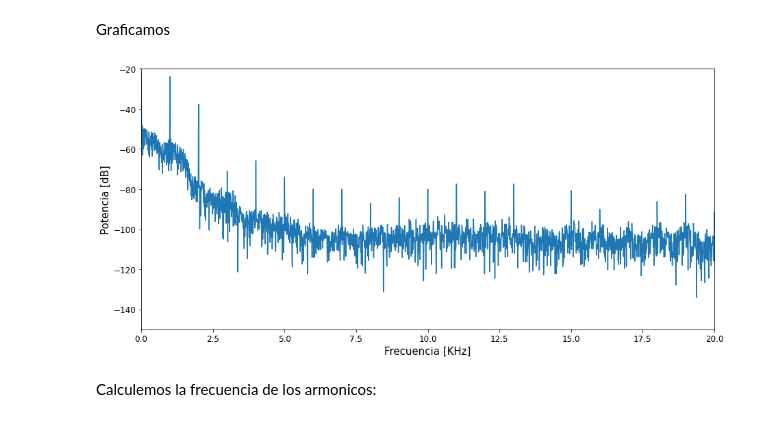
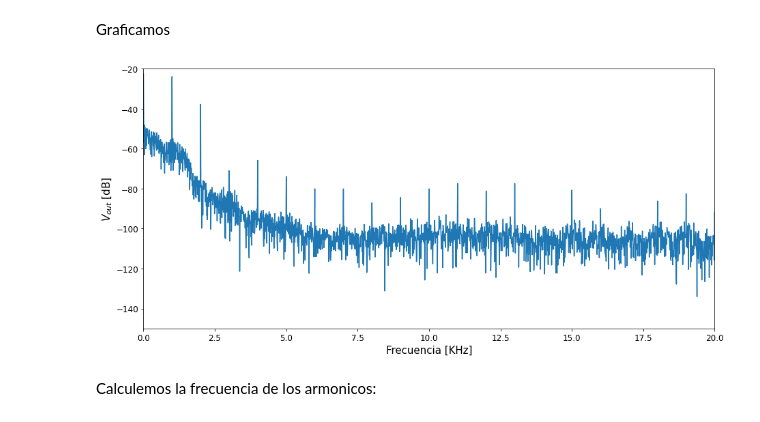
Before and after one commit to vecheto/astro_experimental, a Jupyter notebook: Tarea 3/codigo.ipynb, the cells around one changed output. Cells and saved outputs as stored; diff of their text form; code cells hidden in the pictures.

```diff
--- a/Tarea 3/codigo.ipynb
+++ b/Tarea 3/codigo.ipynb
@@ -246,15 +246,15 @@ Graficamos
 # %%
 plt.figure(figsize=(15,7))
 plt.xticks(fontsize=12)
 plt.yticks(fontsize=12)
 plt.plot(datos2['Freq.']/1000, datos2['V(out)'])
 plt.xlim(0,20)
 plt.ylim(-150,-20)
 plt.xlabel('Frecuencia [KHz]', size=15)
-plt.ylabel('Potencia [dB]', size=15)
+plt.ylabel('$V_{out}$ [dB]', size=15)
 plt.savefig('espectro05.png')
 plt.show()
 # %% [output]
-[figure, old version]
+[figure, new version]
 # %% [markdown]
 Calculemos la frecuencia de los armonicos:
```
Also changed, not shown: parts of 11 cells of this notebook, 48 other files.
